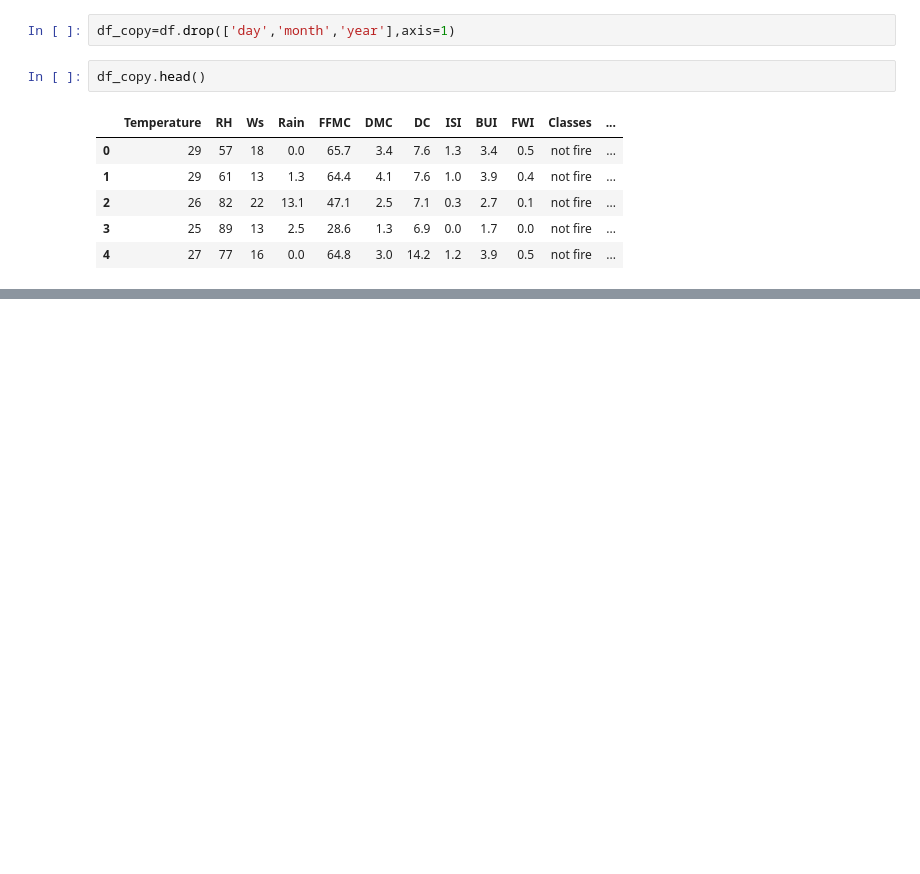
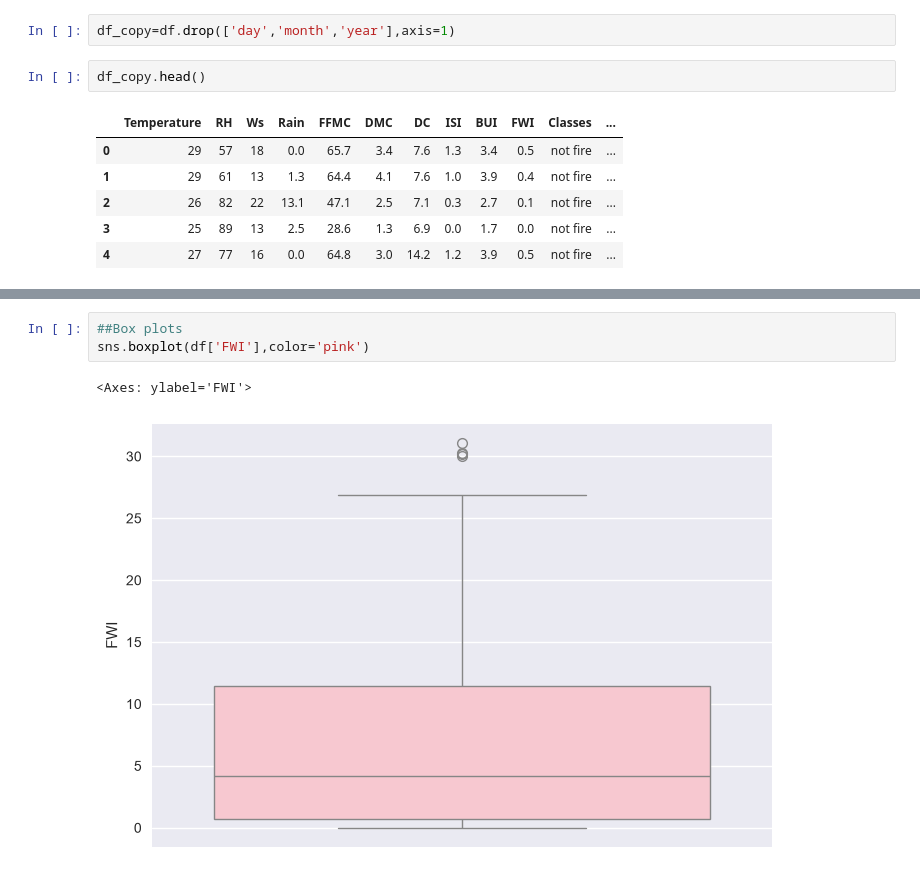
Before and after one commit to shaubhagya-khanal/machine-learning, a Jupyter notebook: ridgeandlasso.ipynb, the cells around one changed output, grey strips where cells are left out. Saved outputs shown, nothing was run; the diff lists cells and outputs as text; blank space fills up the shorter version.

```diff
--- a/ridgeandlasso.ipynb
+++ b/ridgeandlasso.ipynb
@@ -260,0 +391,6 @@ df_copy.head()
+# %%
+##Box plots
+sns.boxplot(df['FWI'],color='pink')
+# %% [output]
+<Axes: ylabel='FWI'>
+[figure, added]
```
Also changed, not shown: parts of 20 cells of this notebook, 1 other file.
